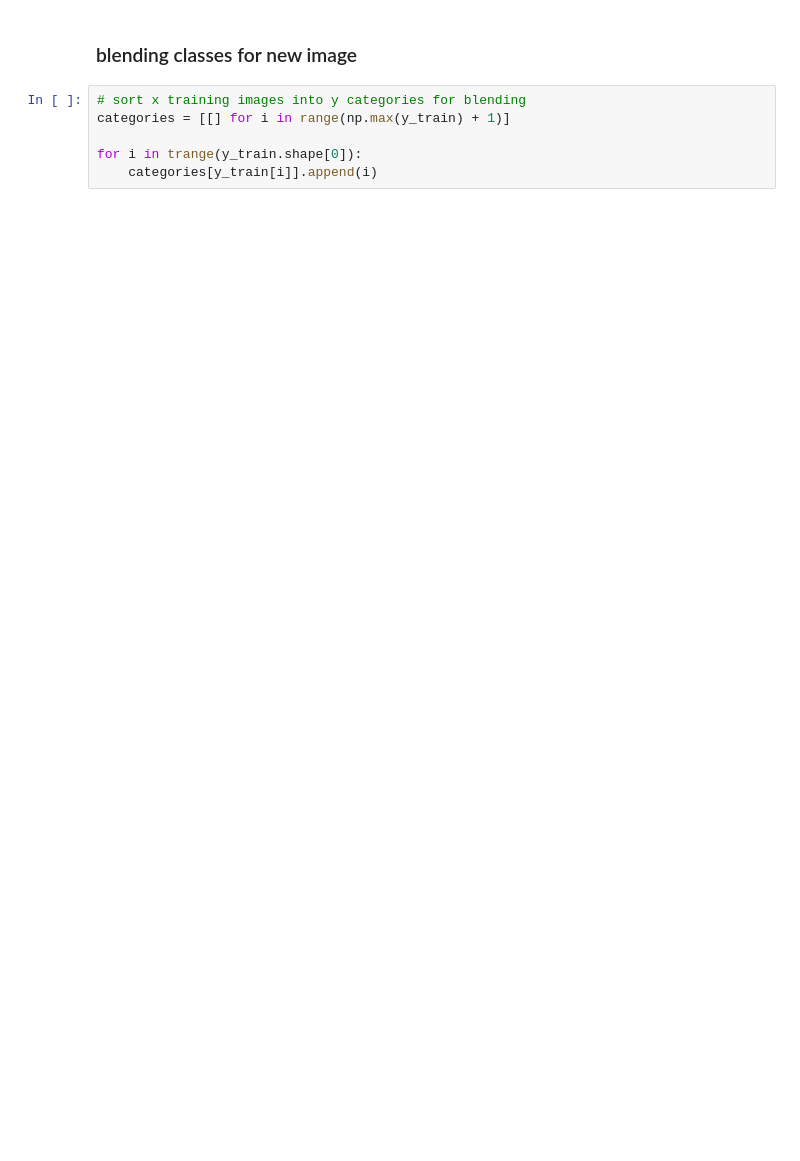
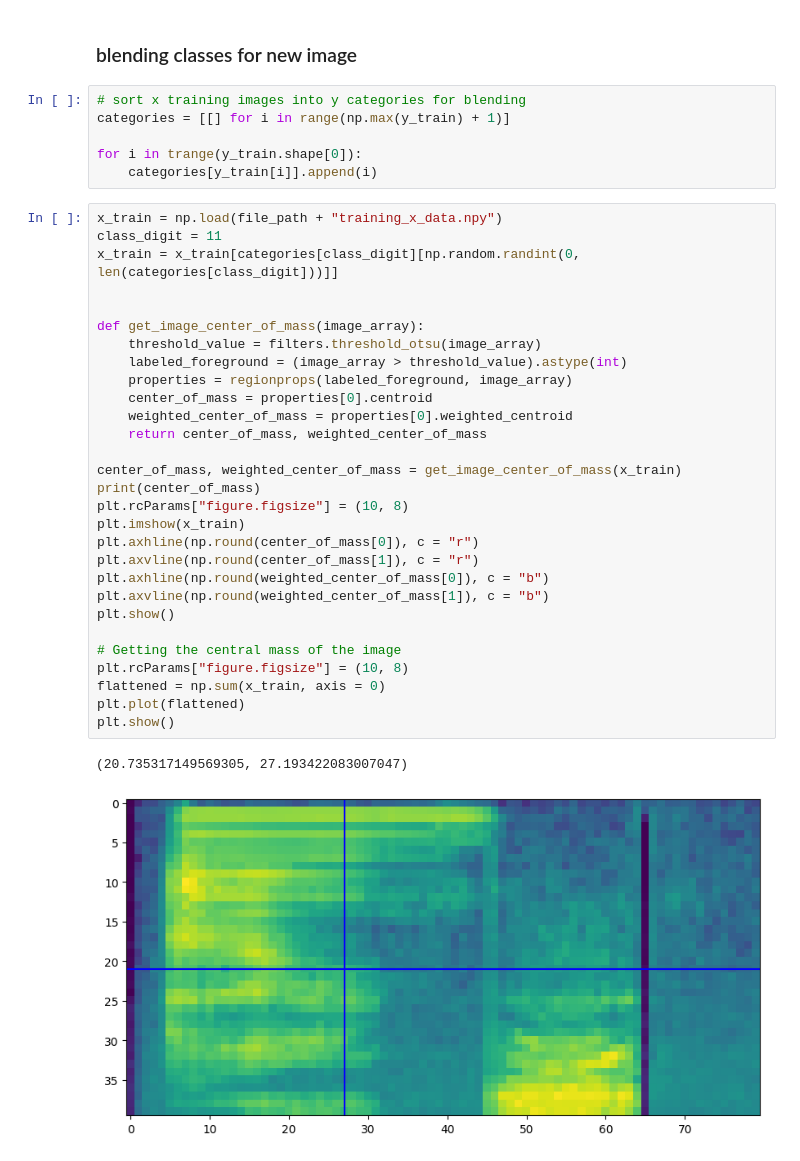
Before and after one commit to thomasshoesmith/Intel-Neuromorphic-Research-Project, a Jupyter notebook: augmentation.ipynb, the cells around one changed output. Saved outputs shown, nothing was run; the diff lists cells and outputs as text; blank space fills up the shorter version.

```diff
--- a/augmentation.ipynb
+++ b/augmentation.ipynb
@@ -83,3 +138,35 @@ categories = [[] for i in range(np.max(y_train) + 1)]
 
 for i in trange(y_train.shape[0]):
     categories[y_train[i]].append(i)
+# %%
+x_train = np.load(file_path + "training_x_data.npy")
+class_digit = 11
+x_train = x_train[categories[class_digit][np.random.randint(0, len(categories[class_digit]))]]
+
+
+def get_image_center_of_mass(image_array):
+    threshold_value = filters.threshold_otsu(image_array)
+    labeled_foreground = (image_array > threshold_value).astype(int)
+    properties = regionprops(labeled_foreground, image_array)
+    center_of_mass = properties[0].centroid
+    weighted_center_of_mass = properties[0].weighted_centroid
+    return center_of_mass, weighted_center_of_mass
+
+center_of_mass, weighted_center_of_mass = get_image_center_of_mass(x_train)
+print(center_of_mass)
+plt.rcParams["figure.figsize"] = (10, 8)
+plt.imshow(x_train)
+plt.axhline(np.round(center_of_mass[0]), c = "r")
+plt.axvline(np.round(center_of_mass[1]), c = "r")
+plt.axhline(np.round(weighted_center_of_mass[0]), c = "b")
+plt.axvline(np.round(weighted_center_of_mass[1]), c = "b")
+plt.show()
+
+# Getting the central mass of the image
+plt.rcParams["figure.figsize"] = (10, 8)
+flattened = np.sum(x_train, axis = 0)
+plt.plot(flattened)
+plt.show()
+# %% [output]
+(20.735317149569305, 27.193422083007047)
+[figure, added]
```
Also changed, not shown: parts of 15 cells of this notebook.
